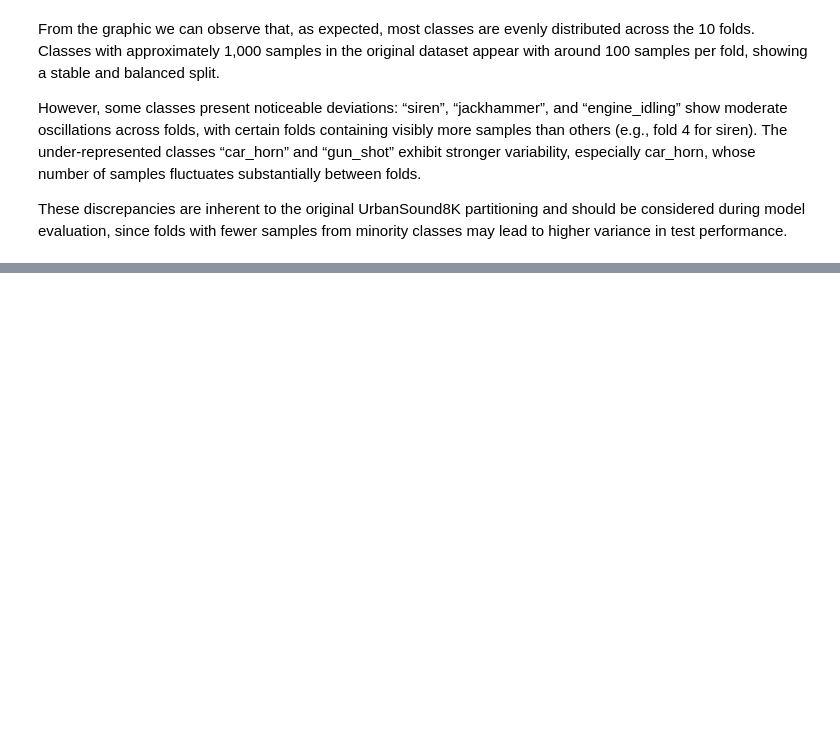
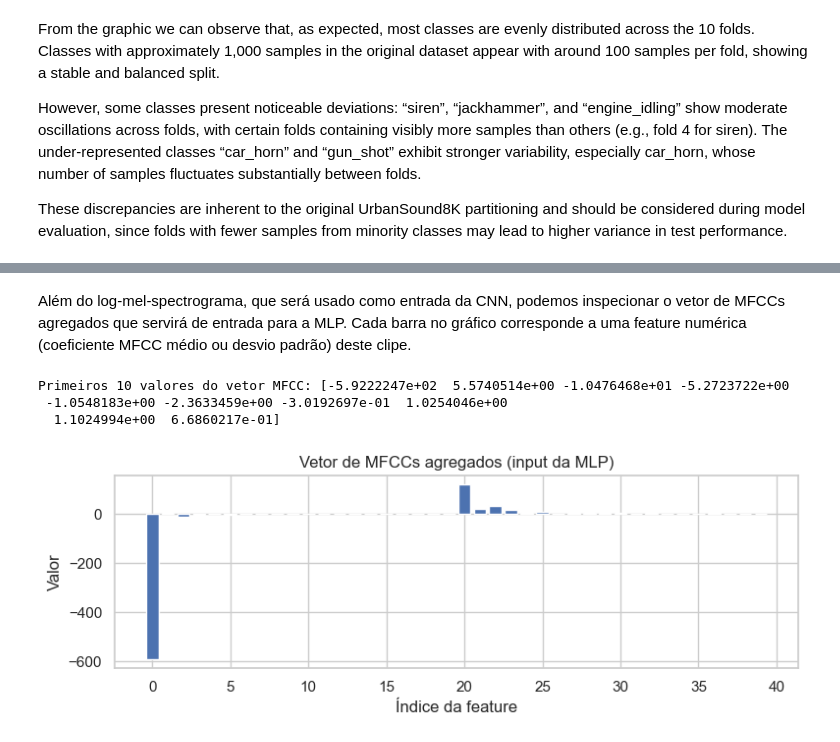
Before and after one commit to francisca005/Urban-Sound-Classification-, a Jupyter notebook: Project_1_sound.ipynb, the cells around one changed output, grey strips where cells are left out. Saved outputs shown, nothing was run; the diff lists cells and outputs as text; code cells hidden in the pictures; blank space fills up the shorter version.

```diff
--- a/Project_1_sound.ipynb
+++ b/Project_1_sound.ipynb
@@ -87,0 +442,20 @@ Perguntei ao professor e ele disse que de facto este é um problema que ainda es
+# %% [markdown]
+Além do log-mel-spectrograma, que será usado como entrada da CNN, podemos inspecionar
+o vetor de MFCCs agregados que servirá de entrada para a MLP. Cada barra no gráfico
+corresponde a uma feature numérica (coeficiente MFCC médio ou desvio padrão) deste clipe.
+# %%
+# Visualizar o vetor de MFCCs agregados (input da MLP)
+print("Primeiros 10 valores do vetor MFCC:", mfcc_vec[:10])
+
+plt.figure(figsize=(8, 3))
+plt.bar(np.arange(len(mfcc_vec)), mfcc_vec)
+plt.title("Vetor de MFCCs agregados (input da MLP)")
+plt.xlabel("Índice da feature")
+plt.ylabel("Valor")
+plt.tight_layout()
+plt.show()
+# %% [output]
+Primeiros 10 valores do vetor MFCC: [-5.9222247e+02  5.5740514e+00 -1.0476468e+01 -5.2723722e+00
+ -1.0548183e+00 -2.3633459e+00 -3.0192697e-01  1.0254046e+00
+  1.1024994e+00  6.6860217e-01]
+[figure, added]
```
Also changed, not shown: parts of 23 cells of this notebook.
